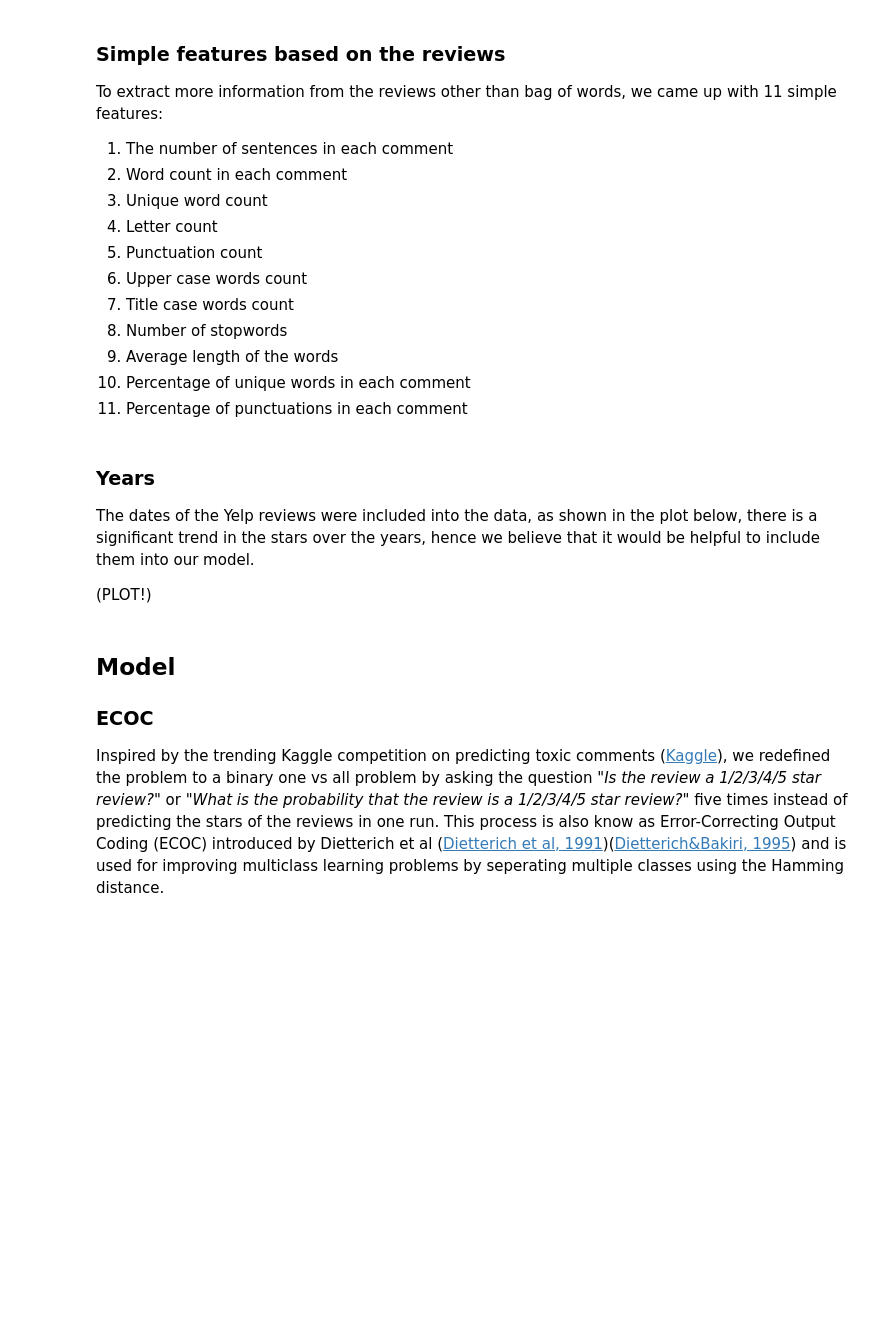
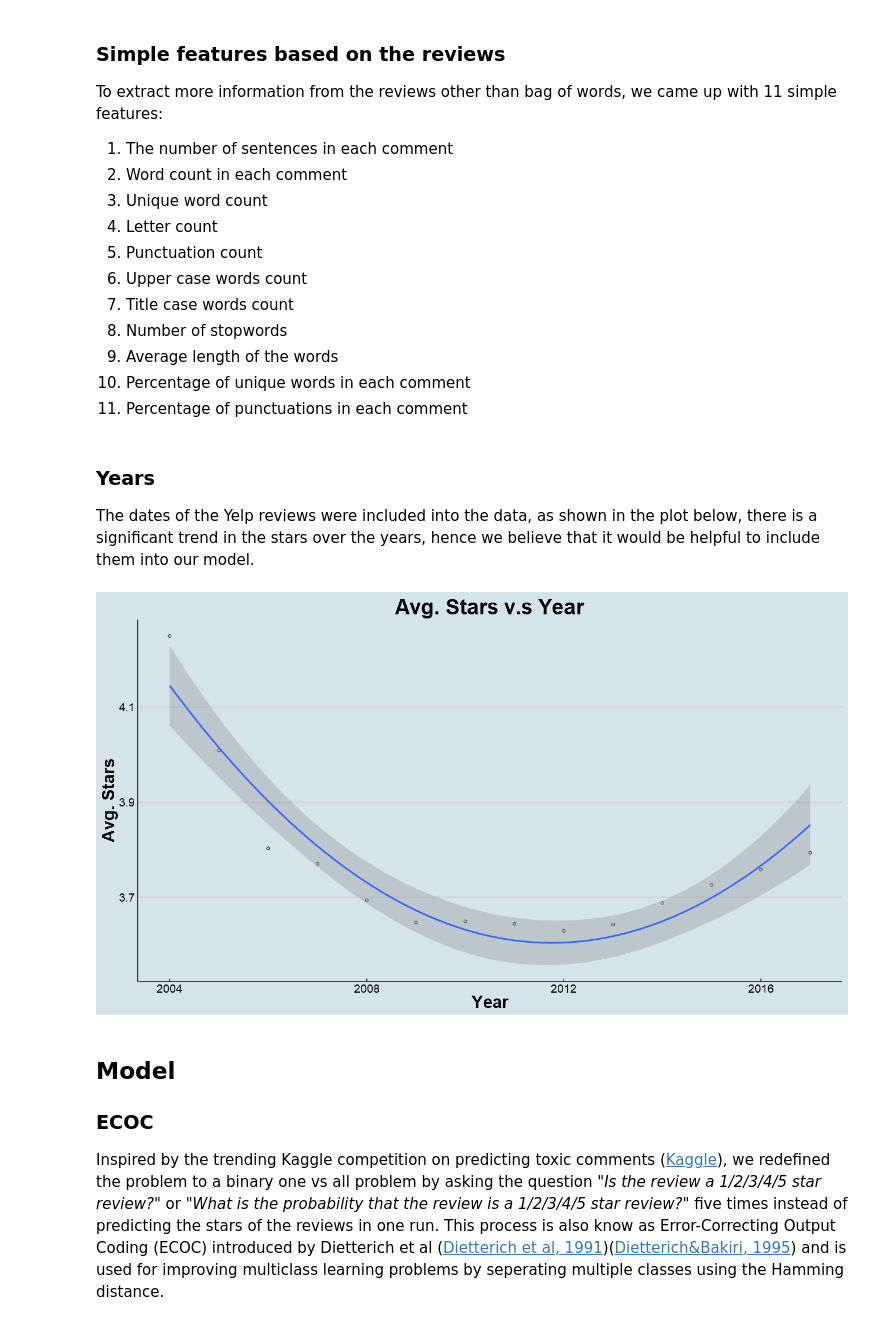
Before and after one commit to chilli0i0/628Groupwork2-1, a Jupyter notebook: Jupyter/Group 6 Module 2_ Draft Version.ipynb, the cells around one changed output. Saved outputs shown, nothing was run; the diff lists cells and outputs as text; code cells hidden in the pictures; blank space fills up the shorter version.

```diff
--- a/Jupyter/Group 6 Module 2_ Draft Version.ipynb
+++ b/Jupyter/Group 6 Module 2_ Draft Version.ipynb
@@ -65,8 +65,10 @@ To extract more information from the reviews other than bag of words, we came up
 # %% [markdown]
 ### Years
 The dates of the Yelp reviews were included into the data, as shown in the plot below, there is a significant trend in the stars over the years, hence we believe that it would be helpful to include them into our model.
-
-(PLOT!)
+# %%
+Image("../Plots/star_year.png",width=800, height=400)
+# %% [output]
+[figure, added]
 # %% [markdown]
 ## Model
 ### ECOC
```
Also changed, not shown: parts of 1 cell of this notebook.
